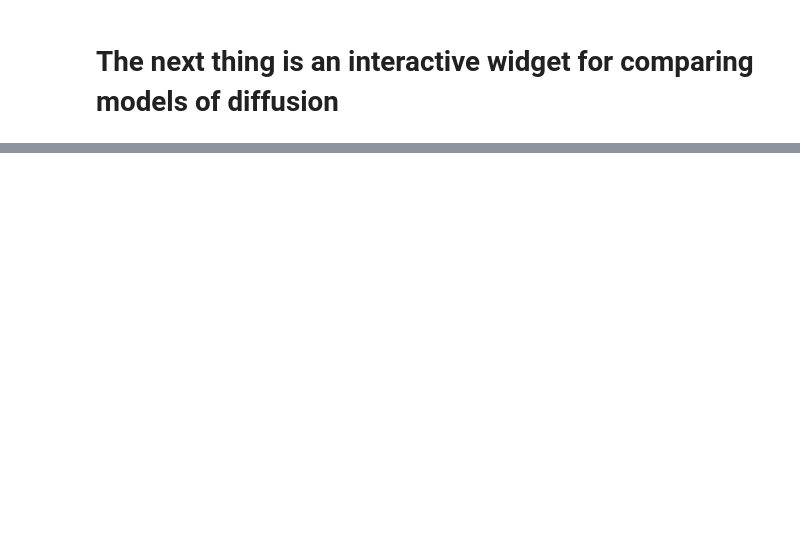
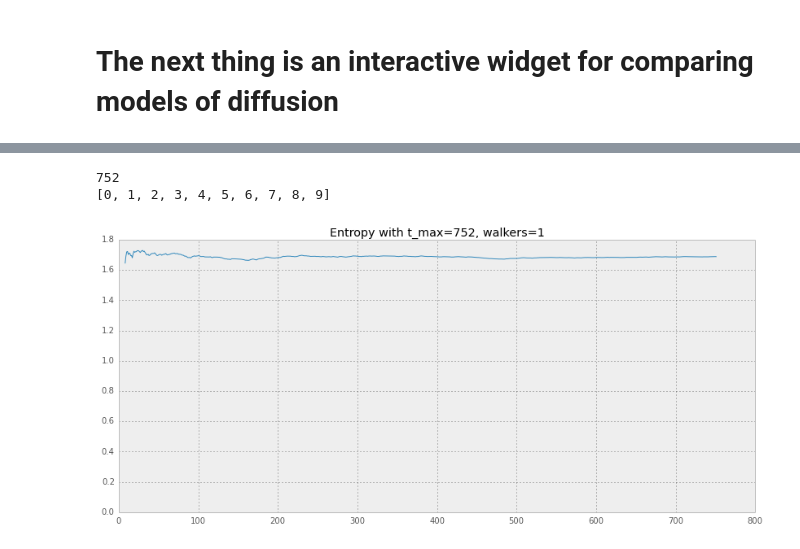
Before and after one commit to ilonajulczuk/hypergraph, a Jupyter notebook: notebooks/Modelling diffusion on hypergraph.ipynb, the cells around one changed output, grey strips where cells are left out. Drawn from its saved outputs; the diff is of its cells as text; code cells hidden in the pictures; blank space fills up the shorter version.

```diff
--- a/notebooks/Modelling diffusion on hypergraph.ipynb
+++ b/notebooks/Modelling diffusion on hypergraph.ipynb
@@ -519,0 +478,47 @@ interact(compare_entropy)
+# %%
+def compare_entropy_from_beginning(t_max=(100, 1000), number_of_walkers=(1, 4)):
+    markov_matrix = create_markov_matrix_model_nodes(HG)
+
+    engine = DiffusionEngine(markov_matrix, t_per_walker=int(t_max / number_of_walkers))
+
+    nodes = HG.nodes()
+    edges = HG.hyper_edges()
+    most_common, states = engine.simulate(t_max)
+
+    states_per_time = list(zip(*states))
+
+
+    xs = list(range(0, len(states_per_time)))
+    print(len(states_per_time))
+    ys = []
+    for i in xs:
+        try:
+            cum_states = chain(*states_per_time[:i])
+            most_common = Counter(cum_states).most_common()
+
+            most_common_nodes = count_nodes(nodes, edges, most_common)
+            frequencies = (utils.get_names_and_occurrences(most_common_nodes)[1])
+            entropy_value = entropy(frequencies)
+            if entropy_value is not float("nan"):
+                ys.append(entropy_value)
+            else:
+                ys.append(-1)
+        except ZeroDivisionError:
+            ys.append(0)
+        except:
+            import traceback
+            traceback.print_exc()
+            ys.append(0)
+
+    print(xs[:10])
+    plt.figure(figsize=(14, 6))
+    fig = plt.plot(xs, ys)
+    plt.title("Entropy with t_max=%s, walkers=%s" % (t_max, number_of_walkers))
+    plt.show()
+    return fig
+# %%
+interact(compare_entropy_from_beginning)
+# %% [output]
+752
+[0, 1, 2, 3, 4, 5, 6, 7, 8, 9]
+[figure, added]
```
Also changed, not shown: parts of 25 cells of this notebook, 5 other files.
